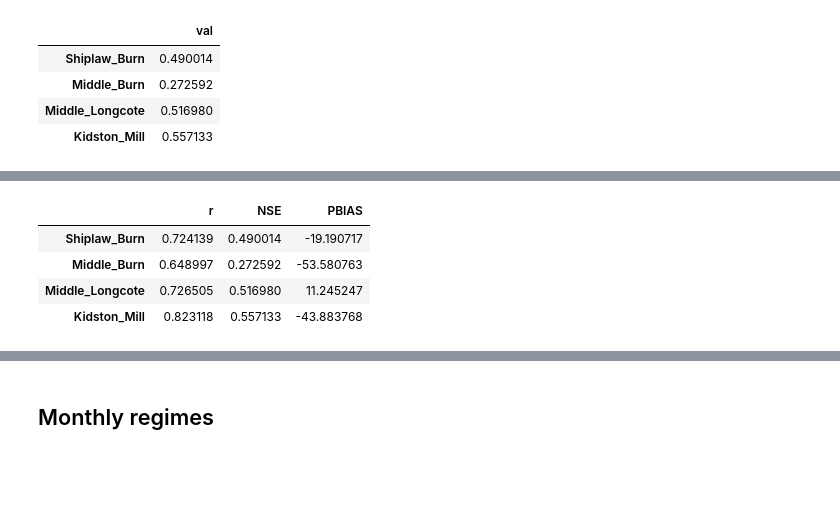
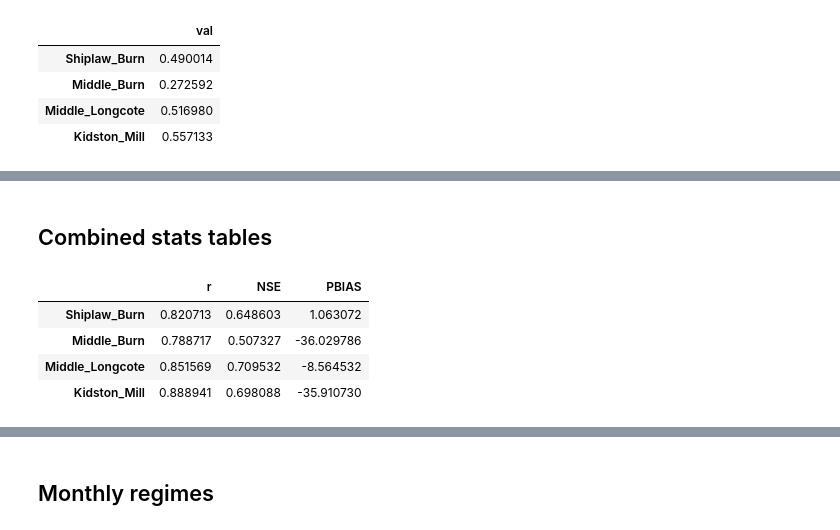
Before and after one commit to teganwilliams/Modelling-hydrological-impacts-of-LULC-change, a Jupyter notebook: Code/Calval.ipynb, the cells around one changed output, grey strips where cells are left out. Saved outputs shown, nothing was run; the diff lists cells and outputs as text; code cells hidden in the pictures; blank space fills up the shorter version.

```diff
--- a/Code/Calval.ipynb
+++ b/Code/Calval.ipynb
@@ -155,5 +112,5 @@ r_df
 # %%
-# NSE stats
+# NSE
 
 def nse(sim, obs):
     sim = np.array(sim)
@@ -169,7 +126,7 @@ for g in gauges:
         obs_col = f"{g}_obs"
         nse_table[g][s] = nse(merged_cal[mod_col], merged_cal[obs_col])
 
-nse_df = pd.DataFrame(nse_table).T
-nse_df
+nse_dfcal = pd.DataFrame(nse_table).T
+nse_dfcal
 # %% [output]
 |  | cal |
@@ -179,0 +137,18 @@ nse_df
+# %%
+# PBIAS
+def pbias(sim, obs):
+    sim = np.array(sim)
+    obs = np.array(obs)
+    # PBIAS = 100 * sum(sim - obs) / sum(obs)
+    return 100.0 * np.sum(sim - obs) / np.sum(obs)
+
+# Calibration PBIAS
+pbias_tablecal = {}
+for g in gauges:
+    pbias_tablecal[g] = {}
+    mod_col = f"{g}_cal"
+    obs_col = f"{g}_obs"
+    pbias_tablecal[g]["cal"] = pbias(merged_cal[mod_col], merged_cal[obs_col])
+
+pbias_dfcal = pd.DataFrame(pbias_tablecal).T
+pbias_dfcal
@@ -275,24 +222,24 @@ Kidston_Mill    -43.883768
+# %% [markdown]
+## Combined stats tables
 # %%
-# Combined stats for calibration and validation
-
-# Rename single-scenario columns to descriptive metric names
+# rename columns first
 r_df_ren = r_df.rename(columns={col: 'r' for col in r_df.columns})
 nse_df_ren = nse_df.rename(columns={col: 'NSE' for col in nse_df.columns})
 pbias_df_ren = pbias_df.rename(columns={col: 'PBIAS' for col in pbias_df.columns})
 
-metrics_df = pd.concat([r_df_ren, nse_df_ren, pbias_df_ren], axis=1)
-metrics_df
+stats_df = pd.concat([r_df_ren, nse_df_ren, pbias_df_ren], axis=1)
+stats_df
 
-# Validation combined metrics
-r_dfval_ren = r_dfval.rename(columns={col: 'r' for col in r_dfval.columns})
-nse_dfval_ren = nse_dfval.rename(columns={col: 'NSE' for col in nse_dfval.columns})
-pbias_dfval_ren = pbias_dfval.rename(columns={col: 'PBIAS' for col in pbias_dfval.columns})
+# Calidation
+r_dfcal_ren = r_dfcal.rename(columns={col: 'r' for col in r_dfcal.columns})
+nse_dfcal_ren = nse_dfcal.rename(columns={col: 'NSE' for col in nse_dfcal.columns})
+pbias_dfcal_ren = pbias_dfcal.rename(columns={col: 'PBIAS' for col in pbias_dfcal.columns})
 
-metrics_df_val = pd.concat([r_dfval_ren, nse_dfval_ren, pbias_dfval_ren], axis=1)
-metrics_df_val
+stats_df_cal = pd.concat([r_dfcal_ren, nse_dfcal_ren, pbias_dfcal_ren], axis=1)
+stats_df_cal
 # %% [output]
 |  | r | NSE | PBIAS |
-| Shiplaw_Burn | 0.724139 | 0.490014 | -19.190717 |
-| Middle_Burn | 0.648997 | 0.272592 | -53.580763 |
-| Middle_Longcote | 0.726505 | 0.516980 | 11.245247 |
-| Kidston_Mill | 0.823118 | 0.557133 | -43.883768 |
+| Shiplaw_Burn | 0.820713 | 0.648603 | 1.063072 |
+| Middle_Burn | 0.788717 | 0.507327 | -36.029786 |
+| Middle_Longcote | 0.851569 | 0.709532 | -8.564532 |
+| Kidston_Mill | 0.888941 | 0.698088 | -35.910730 |
```
Also changed, not shown: parts of 25 cells of this notebook.
